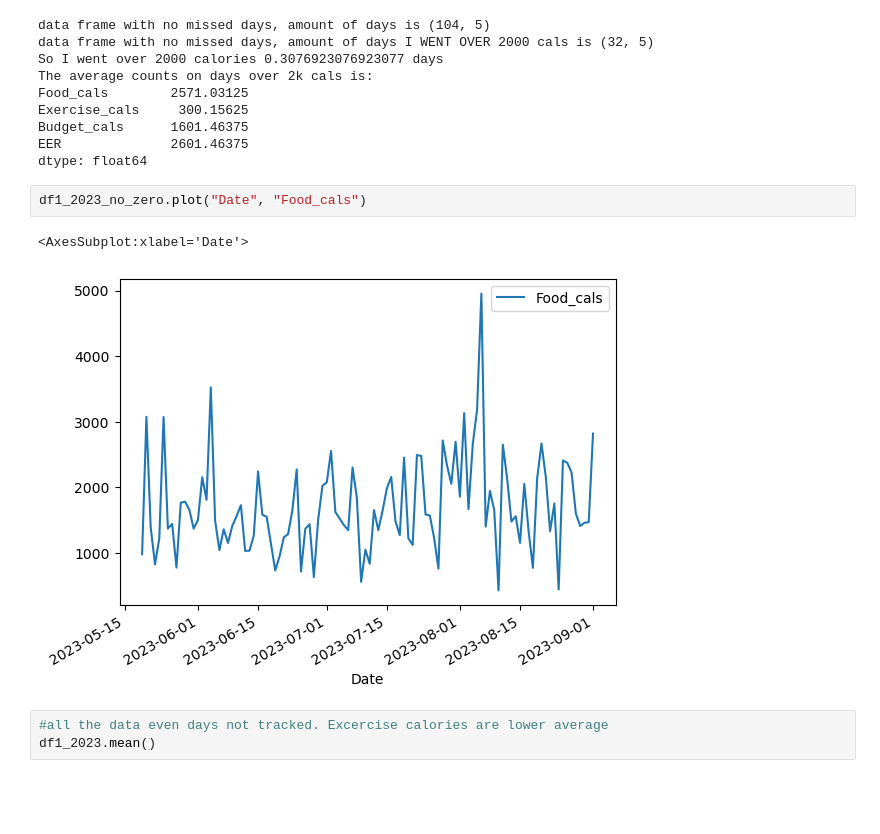
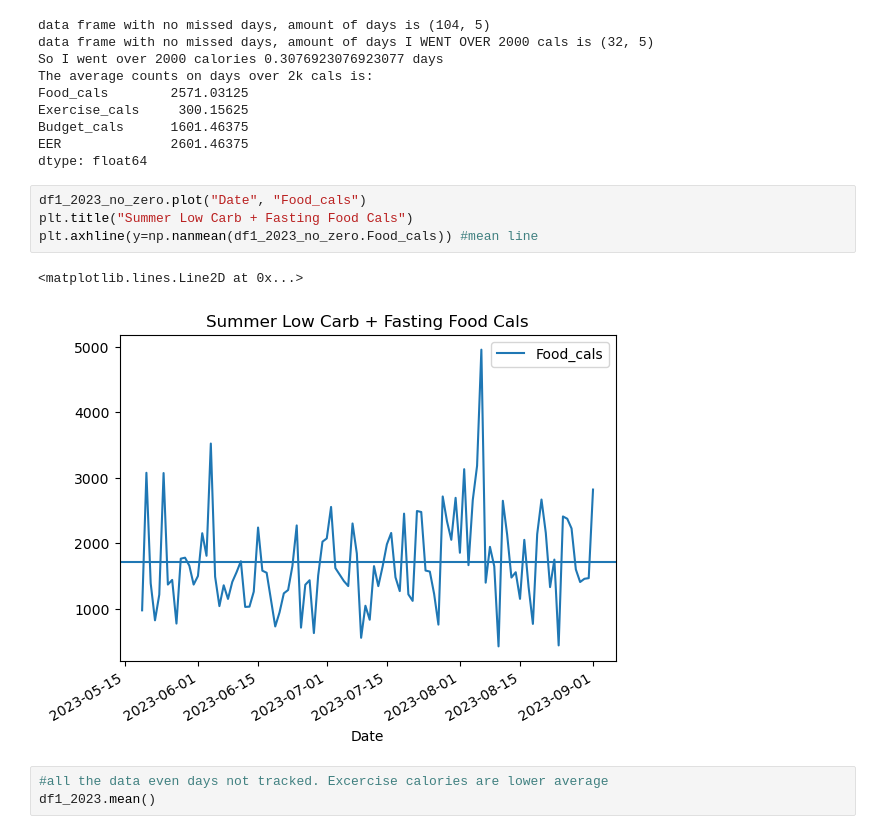
Before and after one commit to Boombipndip/glowing-octo-lamp, a Jupyter notebook: Food.ipynb, the cells around one changed output. Drawn from its saved outputs; the diff is of its cells as text; blank space fills up the shorter version.

```diff
--- a/Food.ipynb
+++ b/Food.ipynb
@@ -128,9 +128,11 @@ EER              2601.46375
 dtype: float64
 # %%
 df1_2023_no_zero.plot("Date", "Food_cals")
+plt.title("Summer Low Carb + Fasting Food Cals")
+plt.axhline(y=np.nanmean(df1_2023_no_zero.Food_cals)) #mean line
 # %% [output]
-<AxesSubplot:xlabel='Date'>
+<matplotlib.lines.Line2D at 0x...>
-[figure, old version]
+[figure, new version]
 # %%
 #all the data even days not tracked. Excercise calories are lower average
 df1_2023.mean()
```
Also changed, not shown: parts of 4 cells of this notebook.
